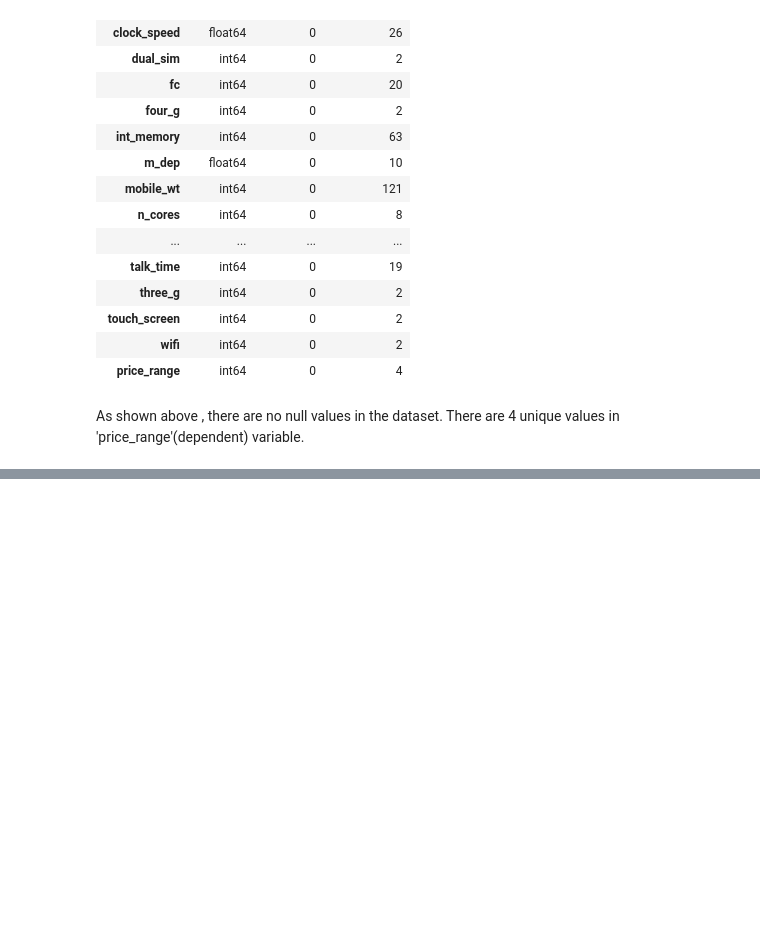
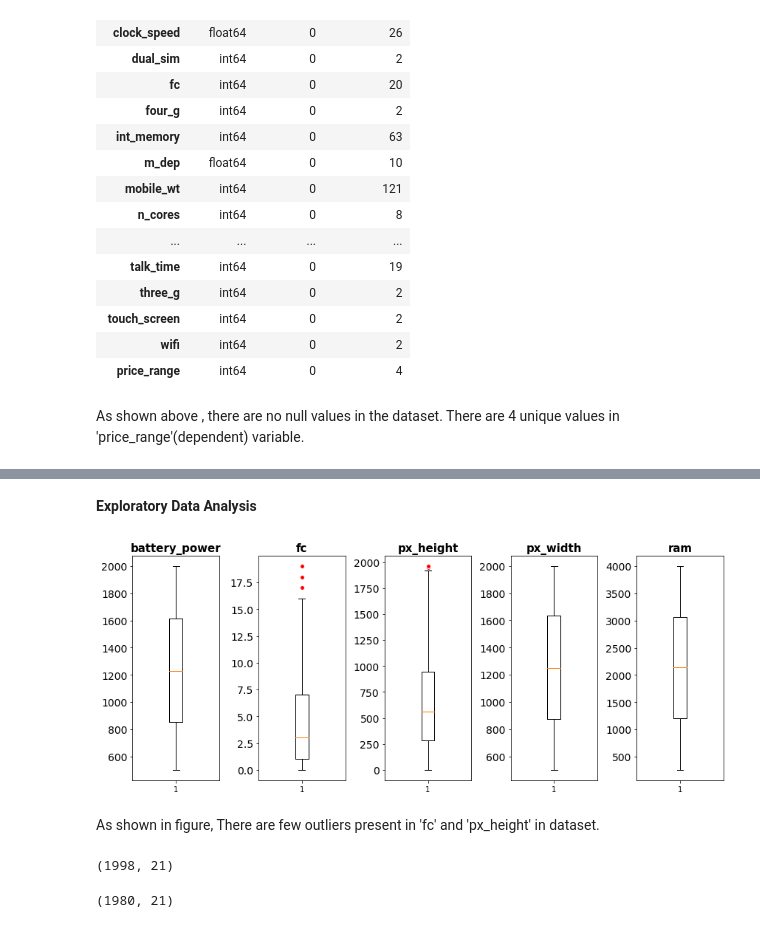
Before and after one commit to meetdelvadiya/Mobile-Price-Range-Prediction, a Jupyter notebook: Mobile_Price_Range_Prediction_Meet_Delvadiya.ipynb, the cells around one changed output, grey strips where cells are left out. Cells and saved outputs as stored; diff of their text form; code cells hidden in the pictures; blank space fills up the shorter version.

```diff
--- a/Mobile_Price_Range_Prediction_Meet_Delvadiya.ipynb
+++ b/Mobile_Price_Range_Prediction_Meet_Delvadiya.ipynb
@@ -175,3 +174,46 @@ dataset.describe()
 | 50% | 1226.000000 | 0.0000 | 1.500000 | 1.000000 | 3.000000 | 1.000000 | 32.000000 | 0.500000 | 141.000000 | ... |
 | 75% | 1615.250000 | 1.0000 | 2.200000 | 1.000000 | 7.000000 | 1.000000 | 48.000000 | 0.800000 | 170.000000 | ... |
 | max | 1998.000000 | 1.0000 | 3.000000 | 1.000000 | 19.000000 | 1.000000 | 64.000000 | 1.000000 | 200.000000 | ... |
+# %% [markdown]
+**Exploratory Data Analysis**
+# %%
+#Creating subplot of each column with its own scale
+
+df = pd.DataFrame(data = dataset, columns=['battery_power','fc','px_height','px_width','ram'])
+red_circle = dict(markerfacecolor='red', marker='o', markeredgecolor='white')
+fig, axs = plt.subplots(1, len(df.columns), figsize=(12,5))
+
+for i, ax in enumerate(axs.flat):
+    ax.boxplot(df.iloc[:,i], flierprops=red_circle)
+    ax.set_title(df.columns[i], fontsize=15, fontweight='bold')
+    ax.tick_params(axis='y', labelsize=14)
+
+plt.tight_layout()
+# %% [output]
+[figure, added]
+# %% [markdown]
+As shown in figure, There are few outliers present in 'fc' and 'px_height' in dataset.
+# %%
+#Removing outliers
+
+Q1 = dataset['px_height'].quantile(0.25)
+Q3 = dataset['px_height'].quantile(0.75)
+IQR = Q3 - Q1
+all_cols = dataset.columns
+idx = dataset[((dataset['px_height'] < (Q1 - 1.5 * IQR)) | (dataset['px_height'] > (Q3 + 1.5 * IQR)))] [all_cols].index
+dataset = dataset.drop(dataset.index[idx])
+dataset.shape
+# %% [output]
+(1998, 21)
+# %%
+#Removing outliers
+
+Q1 = dataset['fc'].quantile(0.25)
+Q3 = dataset['fc'].quantile(0.75)
+IQR = Q3 - Q1
+all_cols = dataset.columns
+idx = dataset[((dataset['fc'] < (Q1 - 1.5 * IQR)) | (dataset['fc'] > (Q3 + 1.5 * IQR)))] [all_cols].index
+dataset = dataset.drop(dataset.index[idx])
+dataset.shape
+# %% [output]
+(1980, 21)
```
Also changed, not shown: parts of 12 cells of this notebook.
